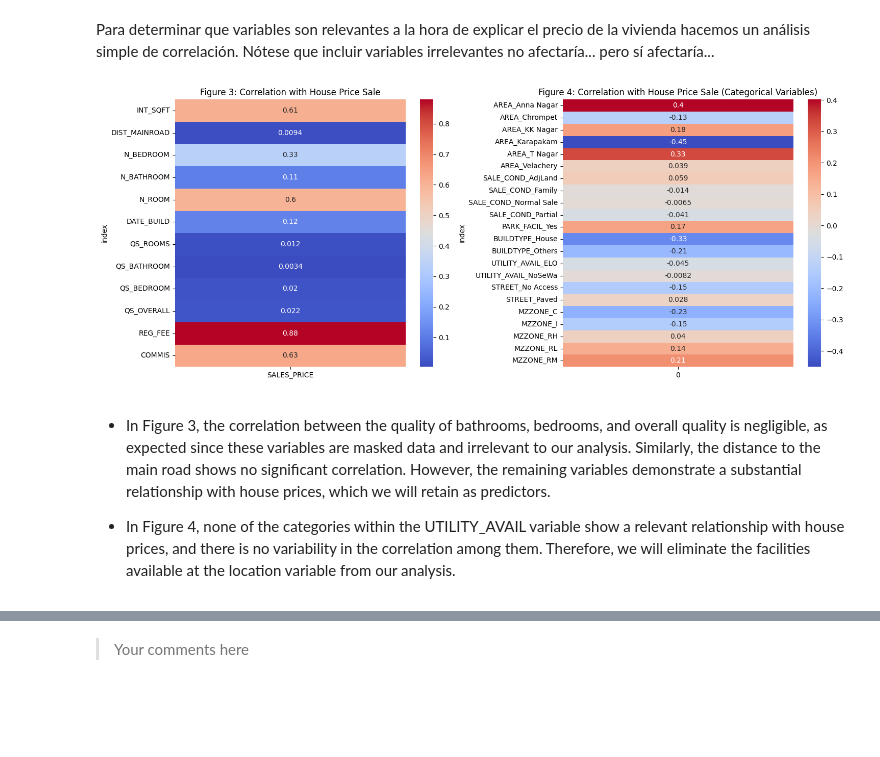
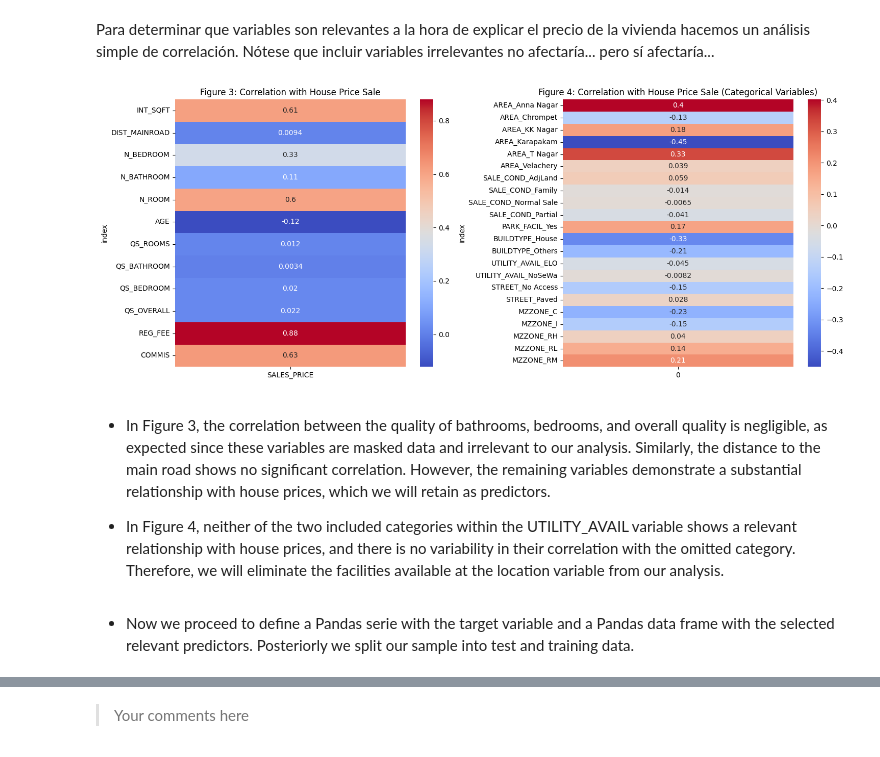
Before and after one commit to JoseEliasDuranRoa/Prediction-Models-for-Housing-Prices-in-Chennai, a Jupyter notebook: ProblemSet1_DuránRoa_JoséElías.ipynb, the cells around one changed output, grey strips where cells are left out. Saved outputs shown, nothing was run; the diff lists cells and outputs as text; code cells hidden in the pictures; blank space fills up the shorter version.

```diff
--- a/ProblemSet1_DuránRoa_JoséElías.ipynb
+++ b/ProblemSet1_DuránRoa_JoséElías.ipynb
@@ -30,8 +30,6 @@ import seaborn as sns
 import plotly.express as px
 import plotly.graph_objects as go
 import matplotlib.pyplot as plt
-import matplotlib.pyplot as plt
-import seaborn as sns
 from scipy.stats import ks_2samp
 pd.__version__
 
@@ -44,6 +42,9 @@ housing['DATE_SALE'] = pd.to_datetime(housing['DATE_SALE'], dayfirst=True)
 housing['DATE_BUILD'] = pd.to_datetime(housing['DATE_BUILD'], dayfirst=True)
 housing['N_BEDROOM'] = housing['N_BEDROOM'].astype('Int64')
 housing['N_BATHROOM'] = housing['N_BATHROOM'].astype('Int64')
+housing['AGE'] = (housing['DATE_SALE'].dt.year - housing['DATE_BUILD'].dt.year)
+housing['AGE'] = housing['AGE'].astype('int64')
+housing.drop(columns=['DATE_SALE', 'DATE_BUILD'], inplace=True)
 # %% [markdown]
 * At this point, we have successfully loaded data related to housing in Chennai, a major city in India, into memory. This data is organized in a DataFrame with 21 distinct variables, which include information about property characteristics, sale prices, construction dates, and various amenities associated with the houses.
 # %% [markdown]
@@ -270,39 +269,39 @@ Para determinar que variables son relevantes a la hora de explicar el precio de
 # %%
 # Calculate and plot correlations with SALES_PRICE
 
 # Non-boolean variables
 non_bool_cols = ['INT_SQFT', 'DIST_MAINROAD', 'N_BEDROOM', 'N_BATHROOM', 'N_ROOM',
-                 'DATE_BUILD', 'QS_ROOMS', 'QS_BATHROOM', 'QS_BEDROOM',
+                 'AGE', 'QS_ROOMS', 'QS_BATHROOM', 'QS_BEDROOM',
                  'QS_OVERALL', 'REG_FEE', 'COMMIS', 'SALES_PRICE']
 
 # Categorical variables
 cat_cols = ['AREA_Anna Nagar', 'AREA_Chrompet', 'AREA_KK Nagar', 'AREA_Karapakam',
             'AREA_T Nagar', 'AREA_Velachery', 'SALE_COND_AdjLand', 'SALE_COND_Family',
             'SALE_COND_Normal Sale', 'SALE_COND_Partial', 'PARK_FACIL_Yes',
             'BUILDTYPE_House', 'BUILDTYPE_Others', 'UTILITY_AVAIL_ELO',
             'UTILITY_AVAIL_NoSeWa', 'STREET_No Access', 'STREET_Paved',
             'MZZONE_C', 'MZZONE_I', 'MZZONE_RH', 'MZZONE_RL', 'MZZONE_RM']
 
 # Calculate correlations
 non_bool_corr = housing[non_bool_cols].corr()['SALES_PRICE'].drop('SALES_PRICE')
 cat_corr = housing[cat_cols].corrwith(housing['SALES_PRICE'])
 
 # Plot
 fig, axes = plt.subplots(1, 2, figsize=(15, 6))
 sns.heatmap(non_bool_corr.reset_index().set_index('index'), annot=True, cmap='coolwarm', ax=axes[0])
 axes[0].set_title('Figure 3: Correlation with House Price Sale')
 
 sns.heatmap(cat_corr.reset_index().set_index('index'), annot=True, cmap='coolwarm', ax=axes[1])
 axes[1].set_title('Figure 4: Correlation with House Price Sale (Categorical Variables)')
 
 plt.tight_layout()
 plt.show()
 # %% [output]
-[figure, old version]
+[figure, new version]
 # %% [markdown]
 
 * In Figure 3, the correlation between the quality of bathrooms, bedrooms, and overall quality is negligible, as expected since these variables are masked data and irrelevant to our analysis. Similarly, the distance to the main road shows no significant correlation. However, the remaining variables demonstrate a substantial relationship with house prices, which we will retain as predictors.
 
-* In Figure 4, none of the categories within the UTILITY_AVAIL variable show a relevant relationship with house prices, and there is no variability in the correlation among them. Therefore, we will eliminate the facilities available at the location variable from our analysis.
+* In Figure 4, neither of the two included categories within the UTILITY_AVAIL variable shows a relevant relationship with house prices, and there is no variability in their correlation with the omitted category. Therefore, we will eliminate the facilities available at the location variable from our analysis.
 # %%
 # Drop irrelevant variables
@@ -313,3 +315,5 @@ housing.drop(columns=['QS_ROOMS', 'QS_BATHROOM', 'QS_BEDROOM', 'QS_OVERALL',
 for var in list(locals()):
     if var not in ['housing', 'housing2'] and not var.startswith('_'):
         del locals()[var]
+# %% [markdown]
+* Now we proceed to define a Pandas serie with the target variable and a Pandas data frame with the selected relevant predictors. Posteriorly we split our sample into test and training data.
```
Also changed, not shown: parts of 9 cells of this notebook.
